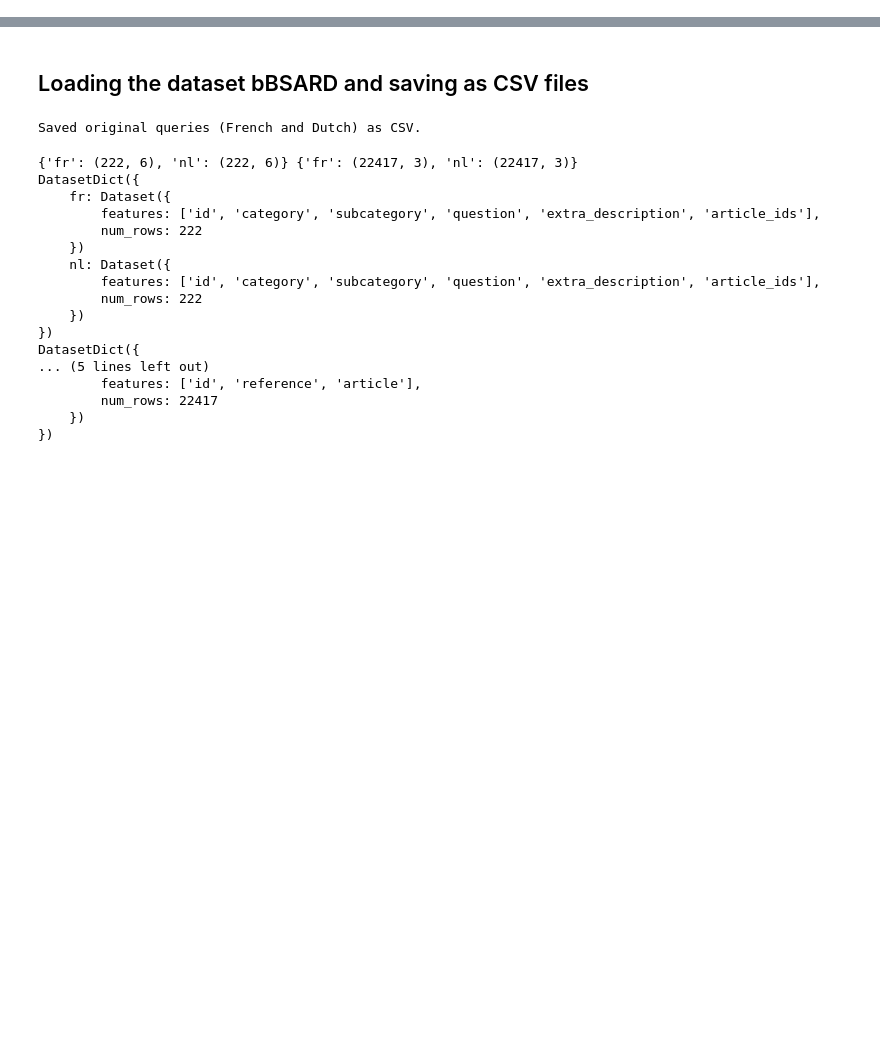
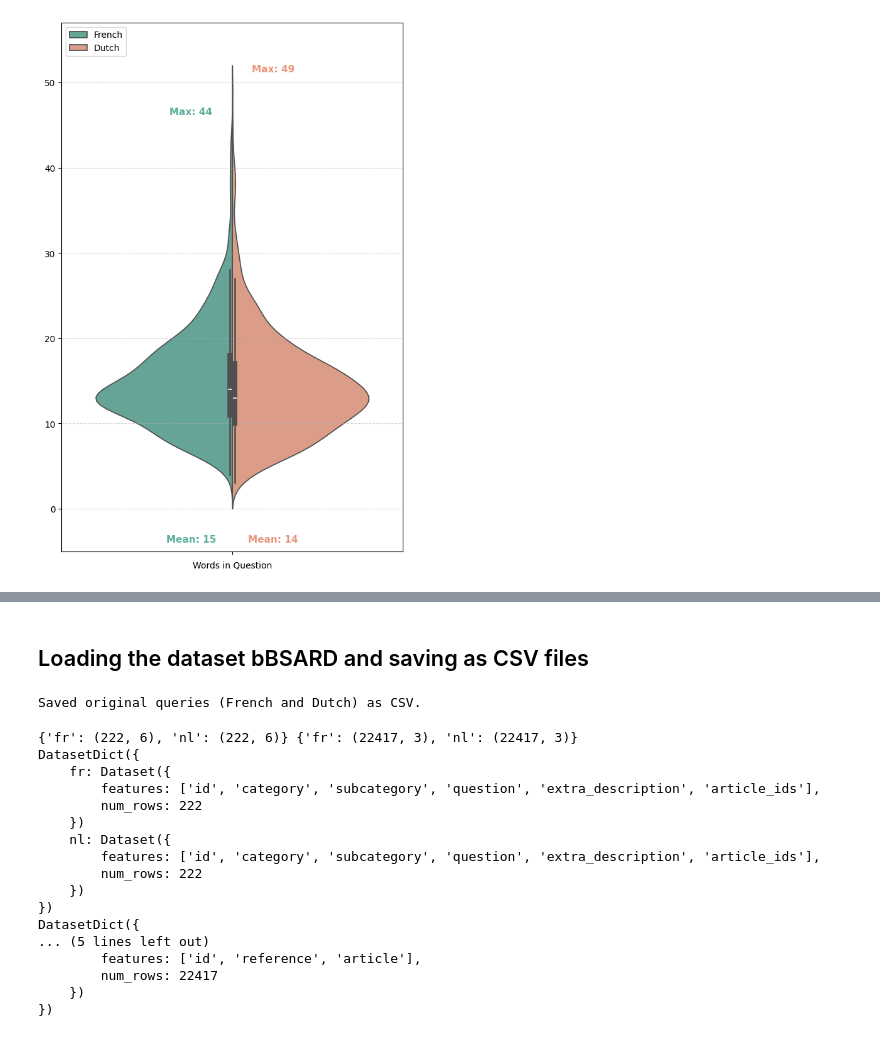
Before and after one commit to Arash-Alborz/legal_retrieval, a Jupyter notebook: data_processing/01_data_inspection.ipynb, the cells around one changed output, grey strips where cells are left out. Saved outputs shown, nothing was run; the diff lists cells and outputs as text; code cells hidden in the pictures; blank space fills up the shorter version.

```diff
--- a/data_processing/01_data_inspection.ipynb
+++ b/data_processing/01_data_inspection.ipynb
@@ -0,0 +1,86 @@
+# %%
+from datasets import load_dataset
+import pandas as pd
+import matplotlib.pyplot as plt
+import seaborn as sns
+import os
+
+os.makedirs("plots", exist_ok=True)
+
+# ================================
+# Load all splits separately
+# ================================
+ds_train = load_dataset("clips/bBSARD", "train")
+ds_test = load_dataset("clips/bBSARD", "test")
+
+# Merge French queries from train + test
+queries_fr_all = list(ds_train["fr"]) + list(ds_test["fr"])
+
+# Merge Dutch queries from train + test
+queries_nl_all = list(ds_train["nl"]) + list(ds_test["nl"])
+
+# ================================
+# Extract questions and compute lengths
+# ================================
+query_lengths_fr_all = [len(q["question"].split()) for q in queries_fr_all]
+query_lengths_nl_all = [len(q["question"].split()) for q in queries_nl_all]
+
+# ================================
+# Create DataFrame for plotting
+# ================================
+df_violin_all = pd.DataFrame({
+    "Length": query_lengths_fr_all + query_lengths_nl_all,
+    "Language": ["French"] * len(query_lengths_fr_all) + ["Dutch"] * len(query_lengths_nl_all)
+})
+
+# ================================
+# Compute stats
+# ================================
+mean_fr_all = sum(query_lengths_fr_all) / len(query_lengths_fr_all)
+mean_nl_all = sum(query_lengths_nl_all) / len(query_lengths_nl_all)
+max_fr_all = max(query_lengths_fr_all)
+max_nl_all = max(query_lengths_nl_all)
+
+# ================================
+# Plot
+# ================================
+plt.figure(figsize=(6, 9))
+
+colors_all = {"French": "#5BAE9C", "Dutch": "#E9967A"}  # from your bar chart
+
+sns.violinplot(
+    #x=["#Words in Question"] * len(df_violin_all),  # single category
+    y="Length",
+    hue="Language",
+    data=df_violin_all,
+    split=True,
+    inner="box",
+    palette=colors_all
+)
+
+# Remove legend title
+plt.legend(title="", loc="upper left")
+
+# Max labels above
+plt.text(-0.12, max_fr_all + 2, f"Max: {int(max_fr_all)}", color=colors_all["French"],
+         ha='center', va='bottom', fontsize=11, fontweight='bold')
+plt.text(0.12, max_nl_all + 2, f"Max: {int(max_nl_all)}", color=colors_all["Dutch"],
+         ha='center', va='bottom', fontsize=11, fontweight='bold')
+
+# Mean labels below
+plt.text(-0.12, -3, f"Mean: {int(mean_fr_all)}", color=colors_all["French"],
+         ha='center', va='top', fontsize=11, fontweight='bold')
+plt.text(0.12, -3, f"Mean: {int(mean_nl_all)}", color=colors_all["Dutch"],
+         ha='center', va='top', fontsize=11, fontweight='bold')
+
+# Formatting
+plt.xlabel("Words in Question")
+plt.ylabel("")
+plt.grid(axis="y", linestyle="--", alpha=0.5)
+plt.ylim(min(0, -5), max(max_fr_all, max_nl_all) + 8)
+
+plt.tight_layout()
+plt.savefig("plots/query_length_split_violin_all_splits.png", dpi=300)
+plt.show()
+# %% [output]
+[figure, added]
```
Also changed, not shown: parts of 9 cells of this notebook, 46 other files.
